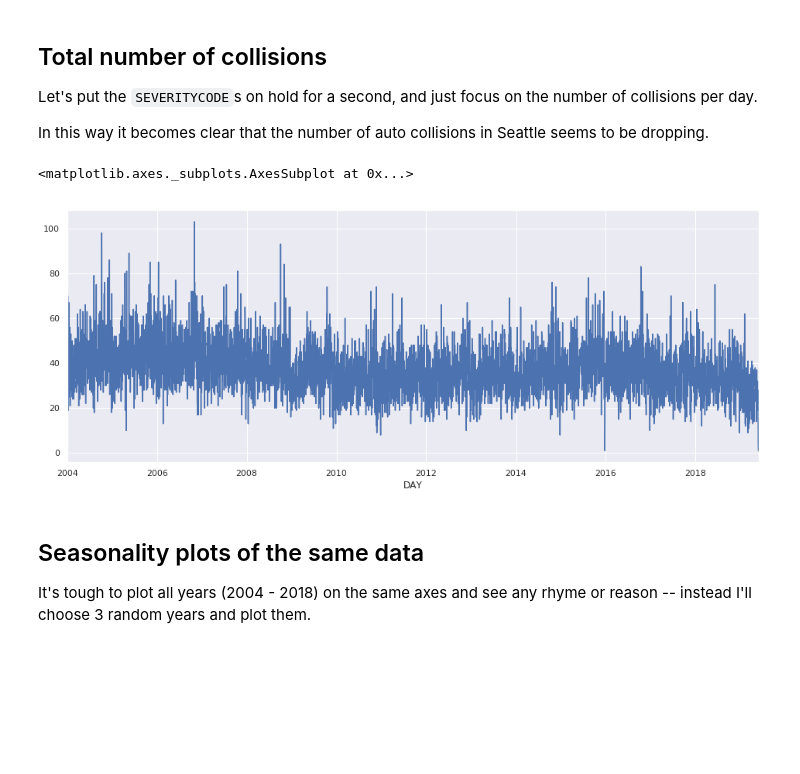
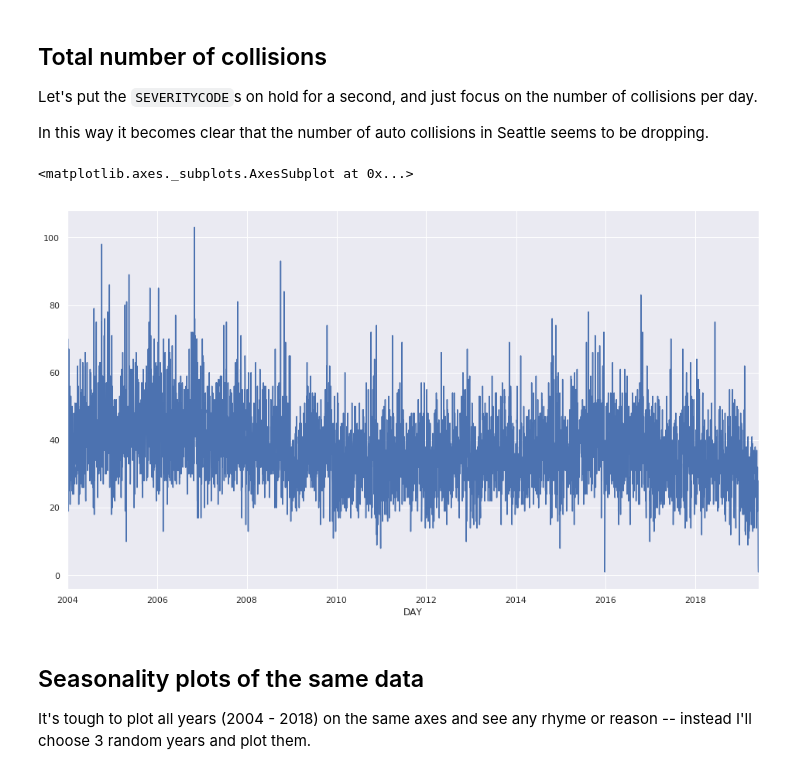
Before and after one commit to andrewmaurer/ml-techniques, a Jupyter notebook: Time Series Forecasting.ipynb, the cells around one changed output. Drawn from its saved outputs; the diff is of its cells as text; code cells hidden in the pictures; blank space fills up the shorter version.

```diff
--- a/Time Series Forecasting.ipynb
+++ b/Time Series Forecasting.ipynb
@@ -172,10 +176,10 @@ In this way it becomes clear that the number of auto collisions in Seattle seems
 # %%
 data_ts['ALL'] = data_ts.sum(axis=1)
 # %%
-data_ts.ALL.plot(figsize=(16,6))
+data_ts.ALL.plot(figsize=(16,9))
 # %% [output]
 <matplotlib.axes._subplots.AxesSubplot at 0x...>
-[figure, old version]
+[figure, new version]
 # %% [markdown]
 ## Seasonality plots of the same data
 
```
Also changed, not shown: parts of 15 cells of this notebook.
